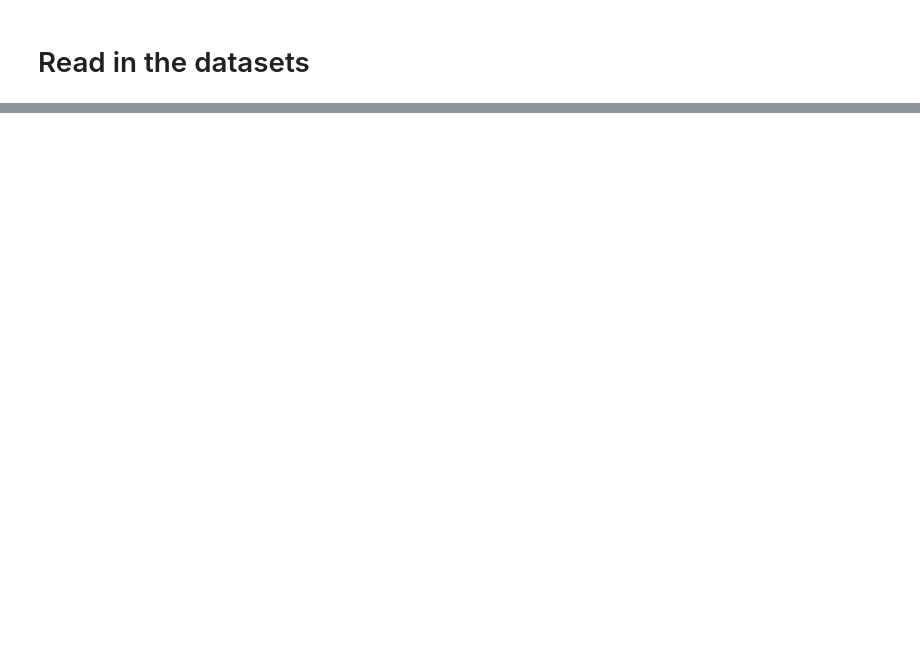
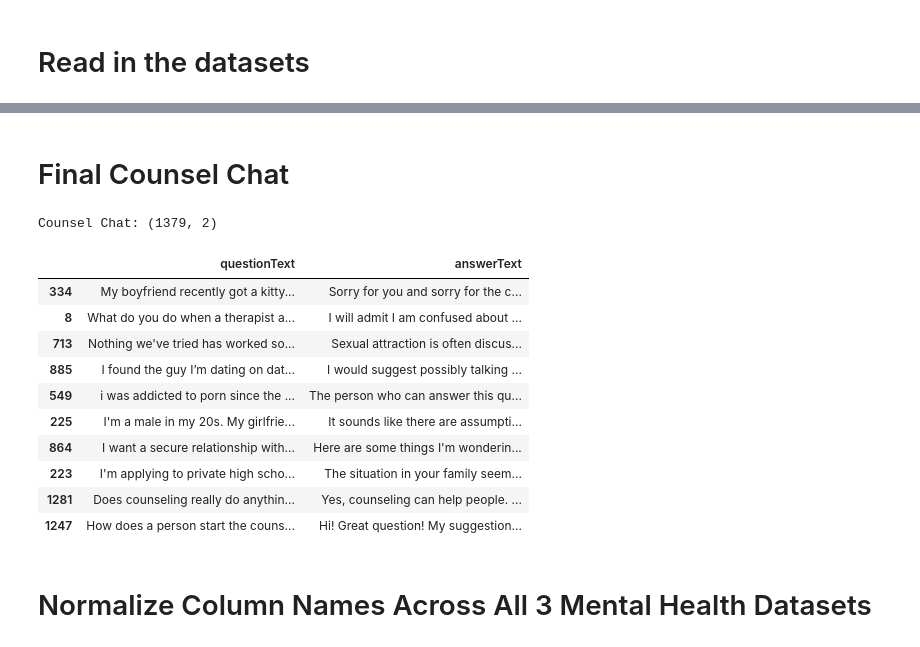
Before and after one commit to Dantoro/project_therapy, a Jupyter notebook: project_notebooks/cleaning_chat_data.ipynb, the cells around one changed output, grey strips where cells are left out. Saved outputs shown, nothing was run; the diff lists cells and outputs as text; code cells hidden in the pictures; blank space fills up the shorter version.

```diff
--- a/project_notebooks/cleaning_chat_data.ipynb
+++ b/project_notebooks/cleaning_chat_data.ipynb
@@ -27,0 +362,31 @@ CounselChat: (1482, 9)
+# %%
+import re
+import html
+
+def clean_html(text):
+    """
+    Cleans HTML tags and entities from the input, then fixes spacing between sentences.
+
+    Parameters
+    ----------
+    - text: str or None
+        Raw string possibly containing HTML and HTML entities.
+
+    Returns
+    -------
+    - cleaned_text: str
+        Cleaned string, with HTML removed and sentence spacing fixed.
+    """
+    if pd.isna(text):
+        return ""
+    # Remove HTML tags
+    text = re.sub(r'<.*?>', '', text)
+    # Convert HTML entities to unicode
+    text = html.unescape(text)
+    # Fix missing space between sentences (e.g., "word.Something" → "word. Something")
+    text = re.sub(r'([.!?])([A-Z0-9])', r'\1 \2', text)
+    # Strip leading/trailing whitespace
+    return text.strip()
+
+# Clean answerText column in-place
+counsel_chat_df['answerText'] = counsel_chat_df['answerText'].apply(clean_html)
@@ -27,0 +413,25 @@ CounselChat: (1482, 9)
+# %% [markdown]
+# Final Counsel Chat
+# %%
+# Reset index in place (overwrite the DataFrame with the re-indexed one)
+counsel_chat_df.reset_index(drop=True, inplace=True)
+
+print(f"Counsel Chat: {counsel_chat_df.shape}")
+# %% [output]
+Counsel Chat: (1379, 2)
+# %%
+counsel_chat_df.sample(10)
+# %% [output]
+|  | questionText | answerText |
+| 334 | My boyfriend recently got a kitty... | Sorry for you and sorry for the c... |
+| 8 | What do you do when a therapist a... | I will admit I am confused about ... |
+| 713 | Nothing we've tried has worked so... | Sexual attraction is often discus... |
+| 885 | I found the guy I’m dating on dat... | I would suggest possibly talking ... |
+| 549 | i was addicted to porn since the ... | The person who can answer this qu... |
+| 225 | I'm a male in my 20s. My girlfrie... | It sounds like there are assumpti... |
+| 864 | I want a secure relationship with... | Here are some things I'm wonderin... |
+| 223 | I'm applying to private high scho... | The situation in your family seem... |
+| 1281 | Does counseling really do anythin... | Yes, counseling can help people. ... |
+| 1247 | How does a person start the couns... | Hi! Great question! My suggestion... |
+# %% [markdown]
+# Normalize Column Names Across All 3 Mental Health Datasets
```
Also changed, not shown: parts of 49 cells of this notebook.
